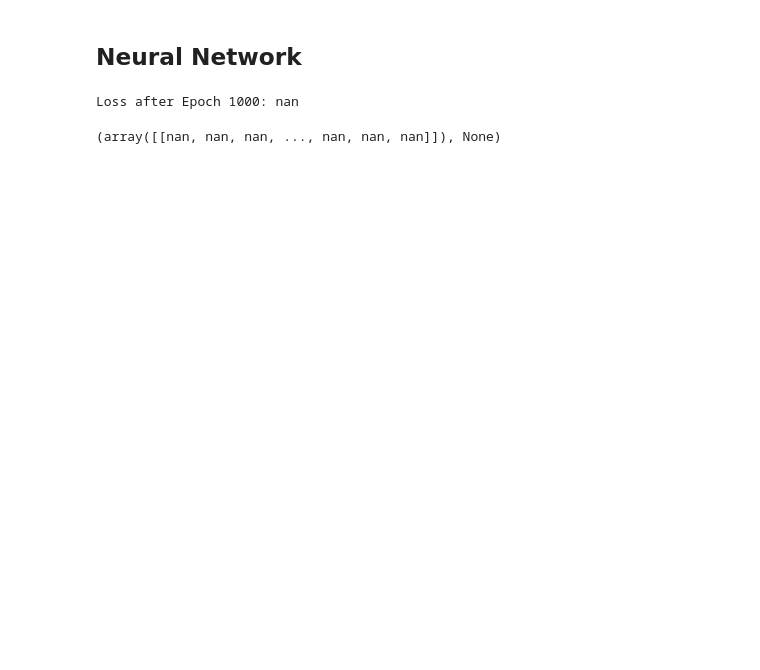
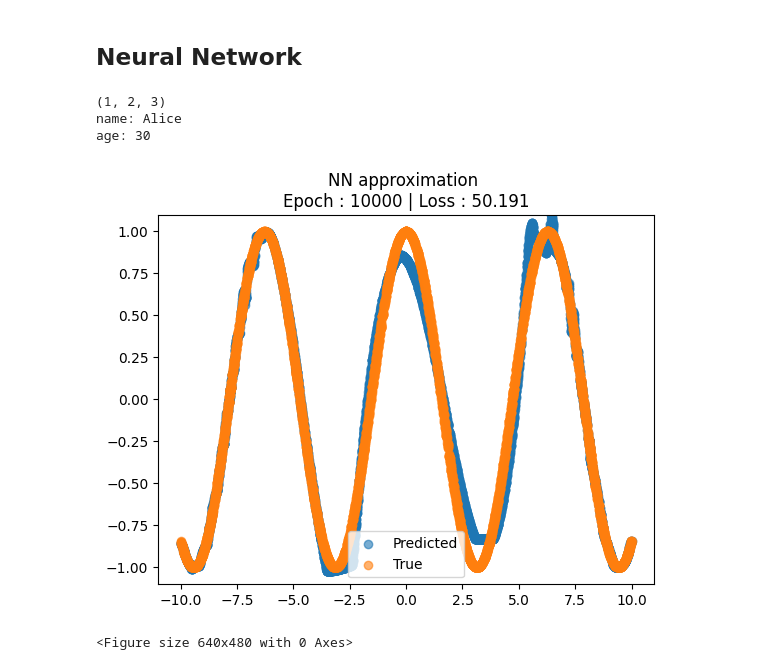
Before and after one commit to chenjoshua7/chenjoshua7.github.io, a Jupyter notebook: notebooks/taylorseries.ipynb, the cells around one changed output. Saved outputs shown, nothing was run; the diff lists cells and outputs as text; code cells hidden in the pictures; blank space fills up the shorter version.

```diff
--- a/notebooks/taylorseries.ipynb
+++ b/notebooks/taylorseries.ipynb
@@ -312,7 +312,7 @@ def relu(x):
 
 def cost(ypred, y):
     m = len(y)
-    return(np.sum((ypred - y)**2) / y.shape[1])
+    return(np.sum((ypred - y)**2) / m)
 
 def relu_derivative(x):
     return np.where(x > 0, 1, 0)
@@ -324,6 +324,7 @@ class FCNN:
         for l in range(1,len(layer_dims)):
             self.params["W" + str(l)] = np.random.randn(layer_dims[l], layer_dims[l-1]) * np.sqrt(2 / layer_dims[l-1])
             self.params["b" + str(l)] = np.zeros((layer_dims[l],1))
+        self.cache = None
 
     def forward(self, X):
         cache = {}
@@ -386,7 +484,20 @@ class FCNN:
+# %%
+def my_function(*args, **kwargs):
+    print(args)
+    for key, value in kwargs.items():
+        print(f"{key}: {value}")
+
+
+my_function(1, 2, 3, name="Alice", age=30)
+# %% [output]
+(1, 2, 3)
+name: Alice
+age: 30
 # %%
+N = 20
 fcnn_approx = FCNN_approx()
-fcnn_approx.initialize(N = 10, func = "exponential")
-fcnn_approx.train([10,10,10,1], initial_lr=0.001, epochs = 1000)
+fcnn_approx.initialize(N = N, func = "cosine")
+y_pred, _ = fcnn_approx.train([N,2*N,N,1], initial_lr=0.01, decay_rate = 0.999, decay_steps = 100, epochs = 10000)
 # %% [output]
+[figure, added]
-Loss after Epoch 1000: nan
+<Figure size 640x480 with 0 Axes>
-(array([[nan, nan, nan, ..., nan, nan, nan]]), None)
```
Also changed, not shown: parts of 22 cells of this notebook, 2 other files.
